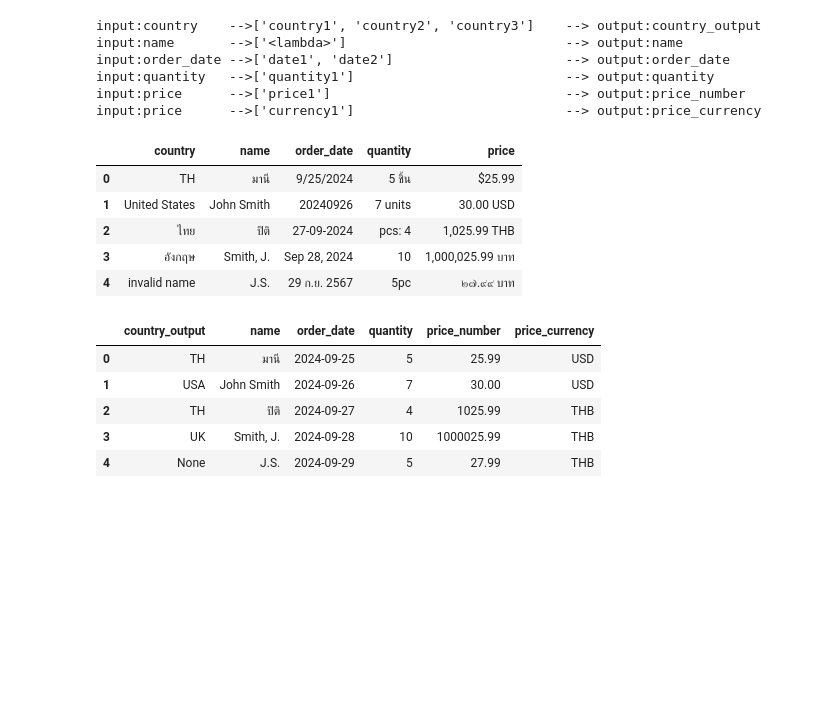
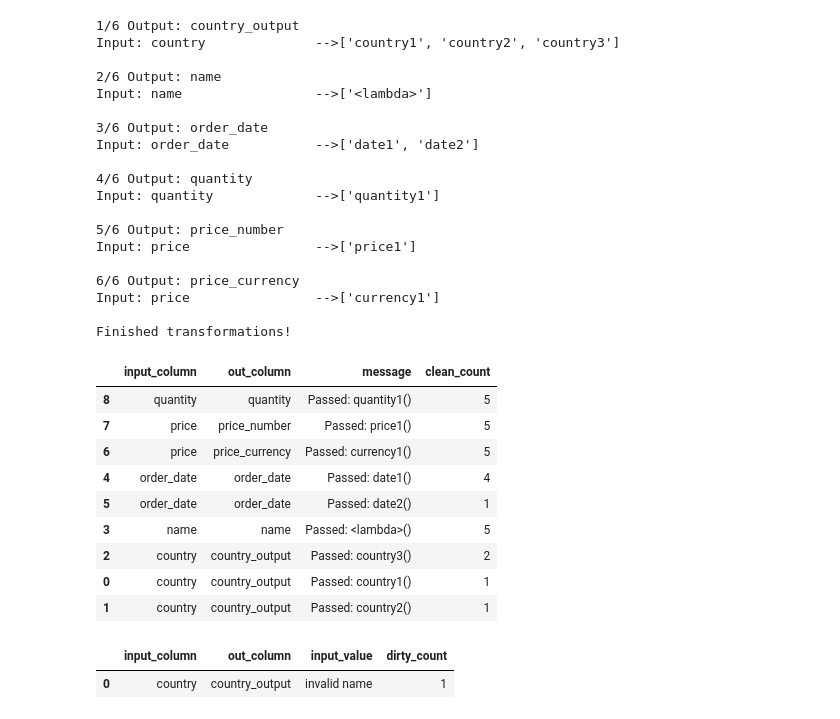
Before and after one commit to wasit7/monadsquishy, a Jupyter notebook: tutorials/demo/simple_transform.ipynb, the cells around one changed output. Saved outputs shown, nothing was run; the diff lists cells and outputs as text; code cells hidden in the pictures; blank space fills up the shorter version.

Commit message:
update 0.1.6 add reports

```diff
--- a/tutorials/simple_transform.ipynb
+++ b/tutorials/demo/simple_transform.ipynb
@@ -26,5 +31,5 @@ df = pd.read_parquet('./simple.parquet')
 # %%
-
+from monadsquishy import Squishy, sf
 sq_config = {
     'transformations':[
         {
@@ -60,32 +65,44 @@ sq_config = {
         }
     ]
 }
+sq=Squishy(sq_config)
+sq.run()
+# %% [output]
+1/6 Output: country_output
+Input: country              -->['country1', 'country2', 'country3']
+
+2/6 Output: name
+Input: name                 -->['<lambda>']
+
+3/6 Output: order_date
+Input: order_date           -->['date1', 'date2']
+
+4/6 Output: quantity
+Input: quantity             -->['quantity1']
+
+5/6 Output: price_number
+Input: price                -->['price1']
+
+6/6 Output: price_currency
+Input: price                -->['currency1']
+
+Finished transformations!
-# %%
-sq=Squishy(sq_config)
-all_transformed, all_exploded = sq.run()
-# %% [output]
-input:country    -->['country1', 'country2', 'country3']    --> output:country_output
-input:name       -->['<lambda>']                            --> output:name
-input:order_date -->['date1', 'date2']                      --> output:order_date
-input:quantity   -->['quantity1']                           --> output:quantity
-input:price      -->['price1']                              --> output:price_number
-input:price      -->['currency1']                           --> output:price_currency
-# %%
-sq.input()
-# %% [output]
-|  | country | name | order_date | quantity | price |
-| 0 | TH | มานี | 9/25/2024 | 5 ชิ้น | $25.99 |
-| 1 | United States | John Smith | 20240926 | 7 units | 30.00 USD |
-| 2 | ไทย | ปิติ | 27-09-2024 | pcs: 4 | 1,025.99 THB |
-| 3 | อังกฤษ | Smith, J. | Sep 28, 2024 | 10 | 1,000,025.99 บาท |
-| 4 | invalid name | J.S. | 29 ก.ย. 2567 | 5pc | ๒๗.๙๙ บาท |
-# %%
-sq.output()
-# %% [output]
-|  | country_output | name | order_date | quantity | price_number | price_currency |
-| 0 | TH | มานี | 2024-09-25 | 5 | 25.99 | USD |
-| 1 | USA | John Smith | 2024-09-26 | 7 | 30.00 | USD |
-| 2 | TH | ปิติ | 2024-09-27 | 4 | 1025.99 | THB |
-| 3 | UK | Smith, J. | 2024-09-28 | 10 | 1000025.99 | THB |
-| 4 | None | J.S. | 2024-09-29 | 5 | 27.99 | THB |
+# %%
+sq.clean_report()
+# %% [output]
+|  | input_column | out_column | message | clean_count |
+| 8 | quantity | quantity | Passed: quantity1() | 5 |
+| 7 | price | price_number | Passed: price1() | 5 |
+| 6 | price | price_currency | Passed: currency1() | 5 |
+| 4 | order_date | order_date | Passed: date1() | 4 |
+| 5 | order_date | order_date | Passed: date2() | 1 |
+| 3 | name | name | Passed: <lambda>() | 5 |
+| 2 | country | country_output | Passed: country3() | 2 |
+| 0 | country | country_output | Passed: country1() | 1 |
+| 1 | country | country_output | Passed: country2() | 1 |
+# %%
+sq.dirty_report()
+# %% [output]
+|  | input_column | out_column | input_value | dirty_count |
+| 0 | country | country_output | invalid name | 1 |
 # %%
```
Also changed, not shown: parts of 10 cells of this notebook, 12 other files.
